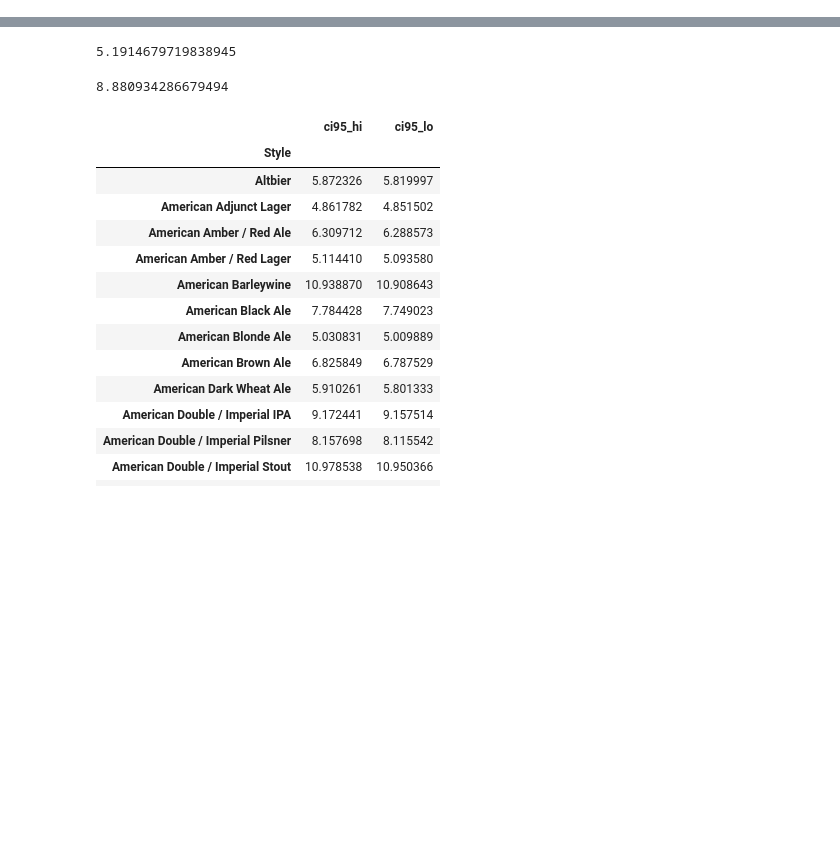
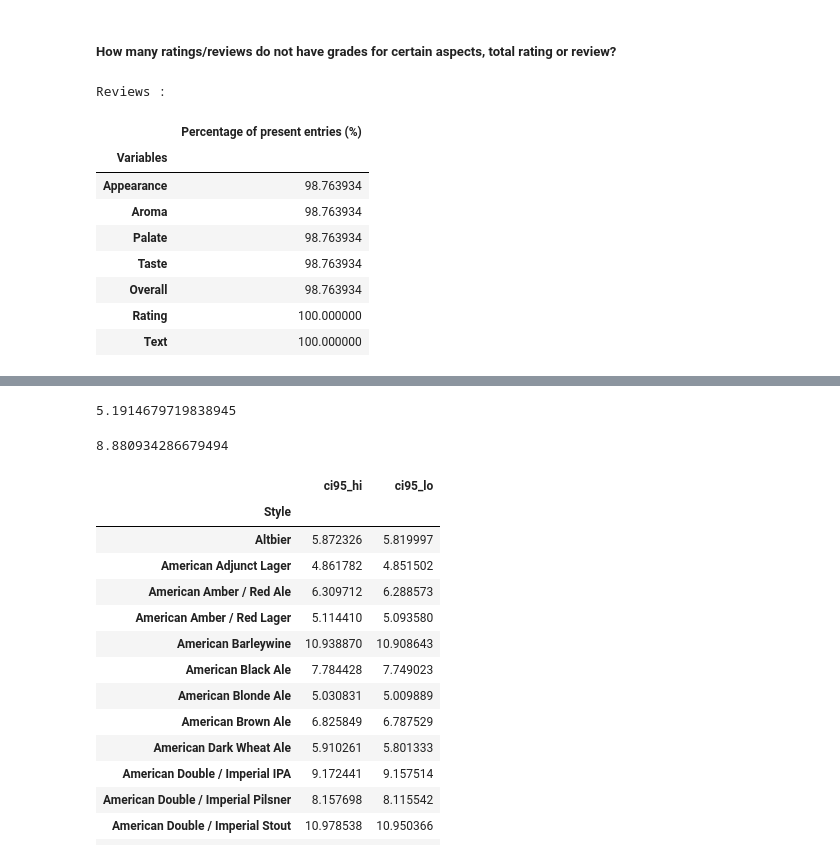
Before and after one commit to epfl-ada/ada-2022-project-rakijada, a Jupyter notebook: data_investigation.ipynb, the cells around one changed output, grey strips where cells are left out. Drawn from its saved outputs; the diff is of its cells as text; code cells hidden in the pictures; blank space fills up the shorter version.

```diff
--- a/data_investigation.ipynb
+++ b/data_investigation.ipynb
@@ -21,0 +46,24 @@ reviews.shape
+# %% [markdown]
+##### How many ratings/reviews do not have grades for certain aspects, total rating or review?
+# %%
+# reviws
+d = {'Percentage of present entries (%)': [100*len(reviews[reviews['Appearance'].notna()])/len(reviews),
+    100*len(reviews[reviews['Aroma'].notna()])/len(reviews), 100*len(reviews[reviews['Palate'].notna()])/len(reviews),
+    100*len(reviews[reviews['Taste'].notna()])/len(reviews), 100*len(reviews[reviews['Overall'].notna()])/len(reviews),
+    100*len(reviews[reviews['Rating'].notna()])/len(reviews), 100*len(reviews[reviews['Text'].notna()])/len(reviews),],
+     'Variables': ['Appearance','Aroma','Palate','Taste','Overall','Rating','Text']}
+
+# dataframe to display data
+power_stats_dataframe = pd.DataFrame.from_dict(data=d).set_index('Variables')
+power_stats_dataframe.style.set_caption('Reviews :')
+# %% [output]
+Reviews :
+|  | Percentage of present entries (%) |
+| Variables |  |
+| Appearance | 98.763934 |
+| Aroma | 98.763934 |
+| Palate | 98.763934 |
+| Taste | 98.763934 |
+| Overall | 98.763934 |
+| Rating | 100.000000 |
+| Text | 100.000000 |
```
Also changed, not shown: parts of 31 cells of this notebook, 1 other file.
